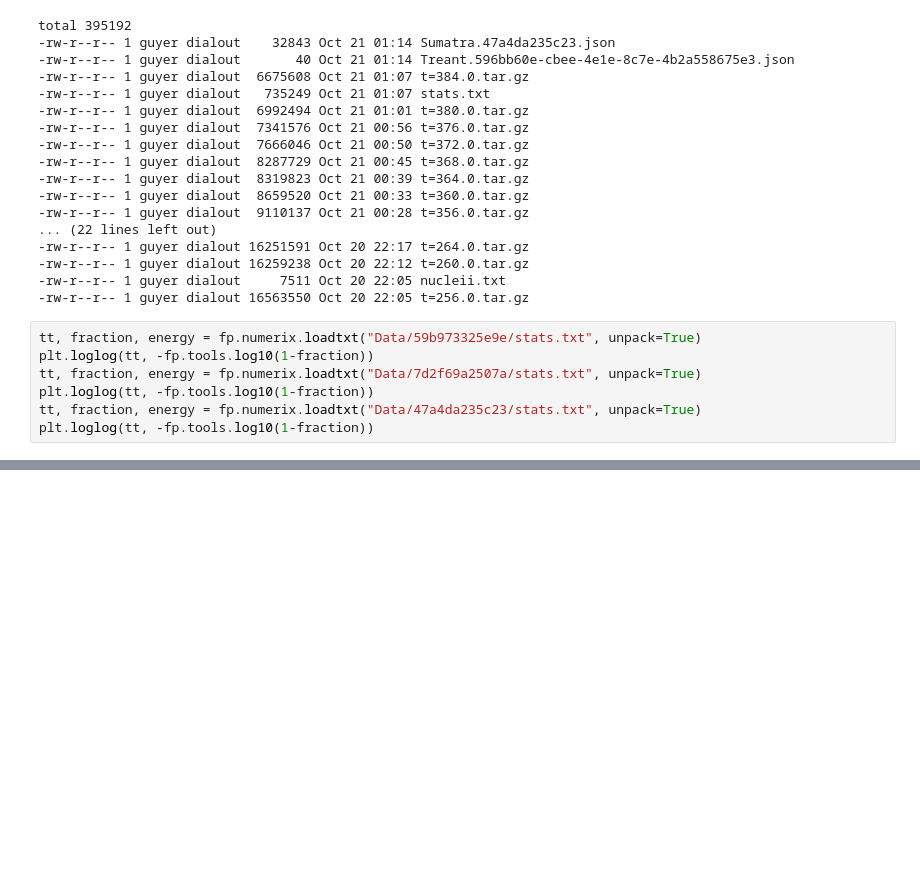
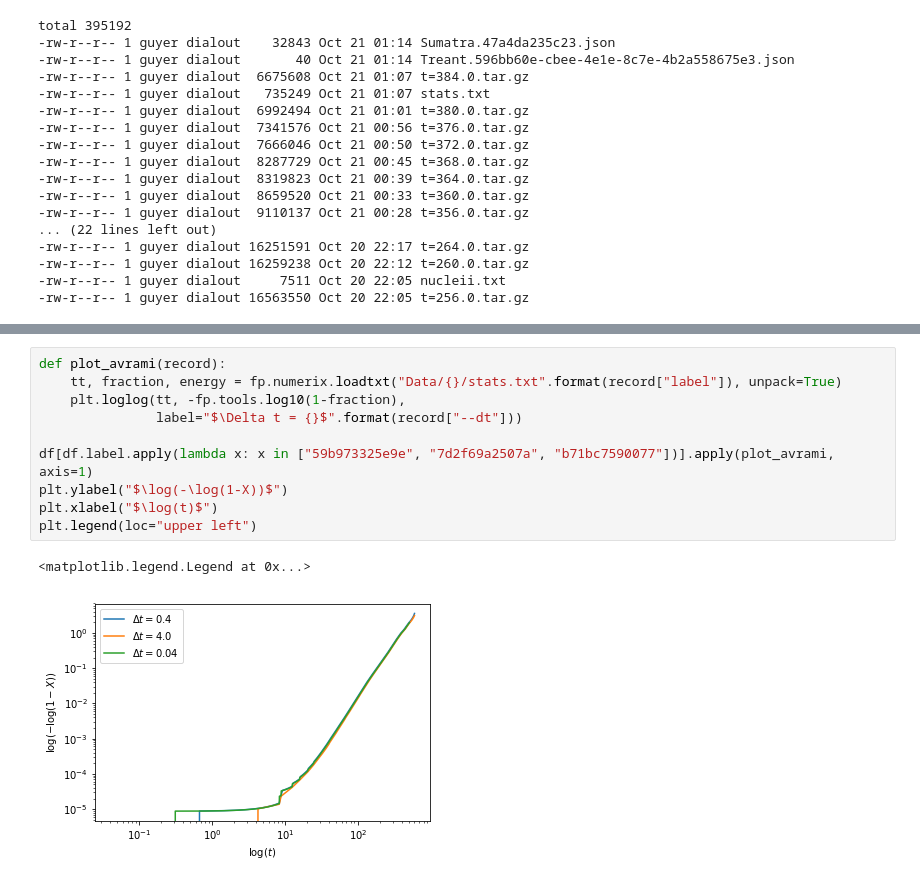
Before and after one commit to guyer/phasefieldbenchmark-8, a Jupyter notebook: analysis.ipynb, the cells around one changed output, grey strips where cells are left out. Saved outputs shown, nothing was run; the diff lists cells and outputs as text; blank space fills up the shorter version.

```diff
--- a/analysis.ipynb
+++ b/analysis.ipynb
@@ -528,10 +536,3 @@ total 395192
 -rw-r--r-- 1 guyer dialout 16259238 Oct 20 22:12 t=260.0.tar.gz
 -rw-r--r-- 1 guyer dialout     7511 Oct 20 22:05 nucleii.txt
 -rw-r--r-- 1 guyer dialout 16563550 Oct 20 22:05 t=256.0.tar.gz
-# %%
-tt, fraction, energy = fp.numerix.loadtxt("Data/59b973325e9e/stats.txt", unpack=True)
-plt.loglog(tt, -fp.tools.log10(1-fraction))
-tt, fraction, energy = fp.numerix.loadtxt("Data/7d2f69a2507a/stats.txt", unpack=True)
-plt.loglog(tt, -fp.tools.log10(1-fraction))
-tt, fraction, energy = fp.numerix.loadtxt("Data/47a4da235c23/stats.txt", unpack=True)
-plt.loglog(tt, -fp.tools.log10(1-fraction))
@@ -540,0 +559,13 @@ plt.loglog(tt, -fp.tools.log10(1-fraction))
+# %%
+def plot_avrami(record):
+    tt, fraction, energy = fp.numerix.loadtxt("Data/{}/stats.txt".format(record["label"]), unpack=True)
+    plt.loglog(tt, -fp.tools.log10(1-fraction),
+               label="$\Delta t = {}$".format(record["--dt"]))
+
+df[df.label.apply(lambda x: x in ["59b973325e9e", "7d2f69a2507a", "b71bc7590077"])].apply(plot_avrami, axis=1)
+plt.ylabel("$\log(-\log(1-X))$")
+plt.xlabel("$\log(t)$")
+plt.legend(loc="upper left")
+# %% [output]
+<matplotlib.legend.Legend at 0x...>
+[figure, added]
```
Also changed, not shown: parts of 8 cells of this notebook.
